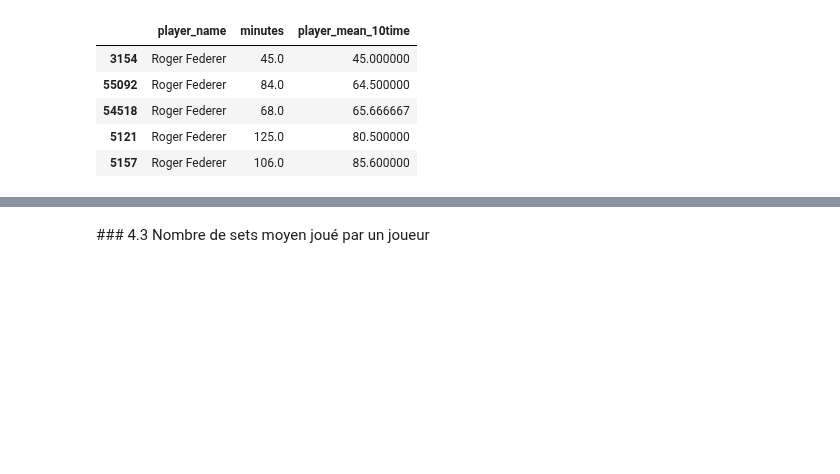
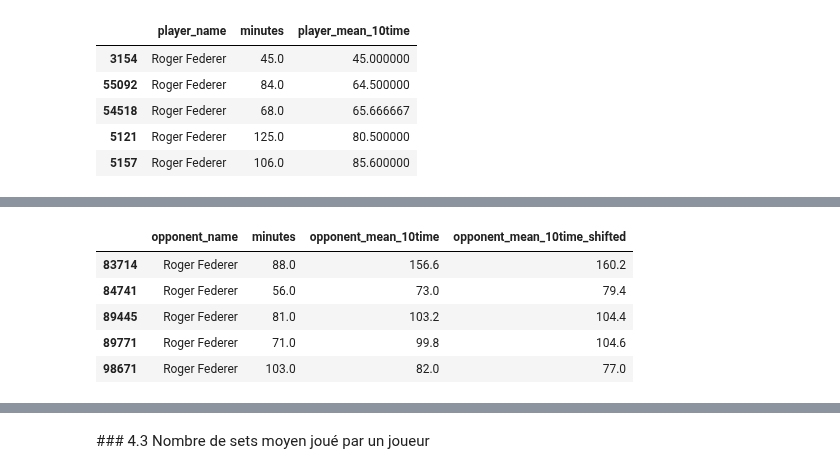
Before and after one commit to CesarRoaldes/tennis_match_time, a Jupyter notebook: Features engineering.ipynb, the cells around one changed output, grey strips where cells are left out. Cells and saved outputs as stored; diff of their text form; code cells hidden in the pictures; blank space fills up the shorter version.

```diff
--- a/Features engineering.ipynb
+++ b/Features engineering.ipynb
@@ -356,0 +385,8 @@ data[data['player_name']=='Roger Federer'][['player_name', 'minutes', 'player_me
+# %%
+data.sort_values(['opponent_name', 'tourney_date', 'match_num'], inplace=True)
+data['opponent_mean_10time'] = data.sort_values(['opponent_name',
+                                               'tourney_date',
+                                               'match_num']
+                                             ).groupby('opponent_name')['minutes'].rolling(window=5,min_periods=1).mean().values
+# %%
+data.sort_values(['opponent_name', 'tourney_date', 'match_num'], inplace=True)
@@ -356,0 +402,13 @@ data[data['player_name']=='Roger Federer'][['player_name', 'minutes', 'player_me
+# %%
+data['opponent_mean_10time_shifted'] = data.sort_values(['opponent_name',
+                                                       'tourney_date',
+                                                       'match_num']).groupby('opponent_name')['opponent_mean_10time'].shift(1).values
+# %%
+data[data['opponent_name']=='Roger Federer'][['opponent_name', 'minutes', 'opponent_mean_10time', 'opponent_mean_10time_shifted']].head(5)
+# %% [output]
+|  | opponent_name | minutes | opponent_mean_10time | opponent_mean_10time_shifted |
+| 83714 | Roger Federer | 88.0 | 156.6 | 160.2 |
+| 84741 | Roger Federer | 56.0 | 73.0 | 79.4 |
+| 89445 | Roger Federer | 81.0 | 103.2 | 104.4 |
+| 89771 | Roger Federer | 71.0 | 99.8 | 104.6 |
+| 98671 | Roger Federer | 103.0 | 82.0 | 77.0 |
```
Also changed, not shown: parts of 36 cells of this notebook.
